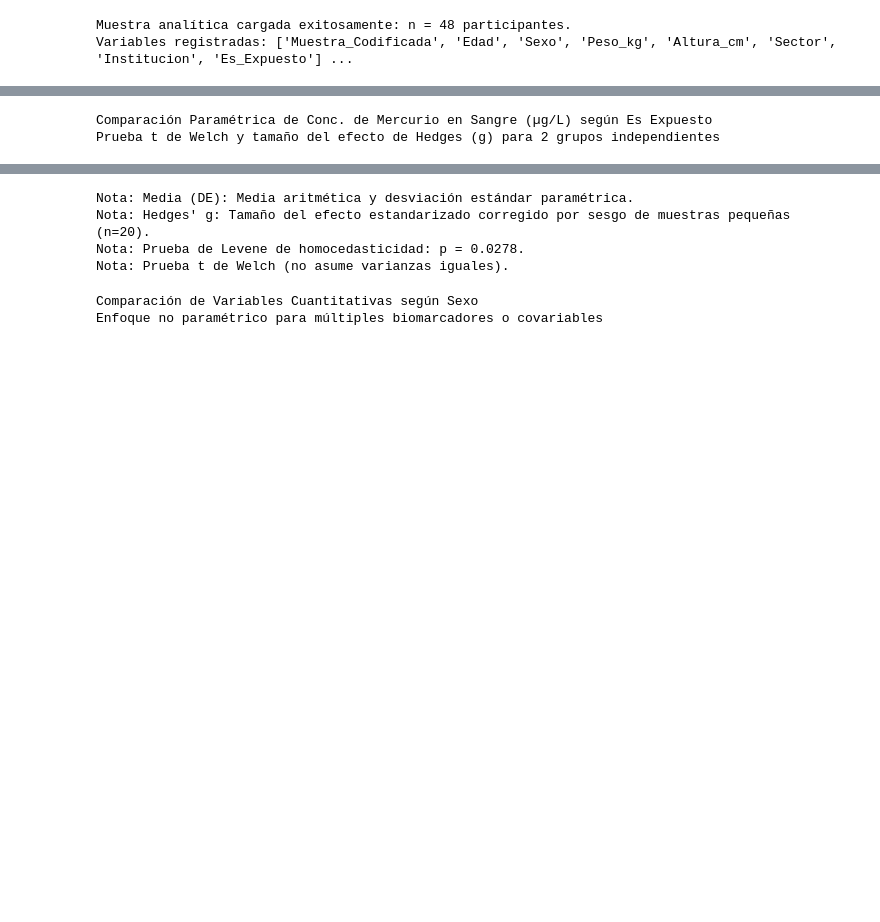
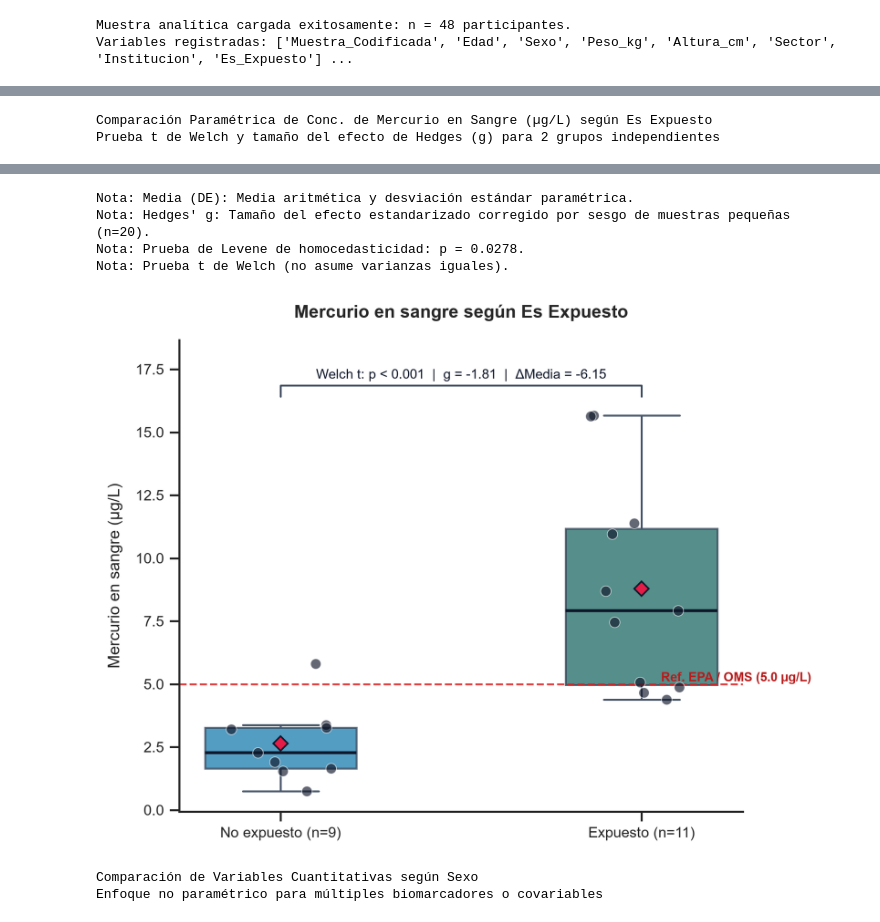
Before and after one commit to estralvarez/HeavyStats, a Jupyter notebook: notebooks/bivariante/01_bivariate_analysis.ipynb, the cells around one changed output, grey strips where cells are left out. Saved outputs shown, nothing was run; the diff lists cells and outputs as text; code cells hidden in the pictures; blank space fills up the shorter version.

```diff
--- a/notebooks/bivariante/01_bivariate_analysis.ipynb
+++ b/notebooks/bivariante/01_bivariate_analysis.ipynb
@@ -127,23 +88,32 @@ Nota: Mann-Whitney U: Prueba no paramétrica de suma de rangos de Wilcoxon-Mann-
 # %%
 # 3.2 Comparación de Mercurio según Condición de Exposición (2 Grupos)
-# Modo Paramétrico (t de Welch y Hedges' g)
+# Modo Paramétrico (t de Welch y Hedges g)
 report_group_p = bt.compare_groups(
     quantitative="Mercurio_ug_L",
     group="Es_Expuesto",
     method="parametric"
 )
 display(report_group_p)
+
+# Gráfico paramétrico con medias, barras de error IC 95%, bracket de Welch t y Hedges g
+fig_grp_p, ax_grp_p = bp.compare_groups(
+    quantitative="Mercurio_ug_L",
+    group="Es_Expuesto",
+    method="parametric"
+)
+plt.show()
 # %% [output]
 Comparación Paramétrica de Conc. de Mercurio en Sangre (µg/L) según Es Expuesto
 Prueba t de Welch y tamaño del efecto de Hedges (g) para 2 grupos independientes
 | Factor: Es Expuesto |  | Parámetros de Conc. de Mercurio e... |  | Tamaño del Efecto e Inferencia Pa... |  |  | ... |
 | Categoría | n | Media (DE) | Mín - Máx | Dif. Medias [IC 95%] | Hedges' g | t de Welch | ... |
 | SI | 11 | 8.79 (4.17) | 4.39 - 15.67 | 6.15 [3.23, 9.07] | +1.81 | 4.55 | ... |
 | NO | 9 | 2.64 (1.49) | 0.74 - 5.80 | — | — | — | ... |
 Nota: Media (DE): Media aritmética y desviación estándar paramétrica.
 Nota: Hedges' g: Tamaño del efecto estandarizado corregido por sesgo de muestras pequeñas (n=20).
 Nota: Prueba de Levene de homocedasticidad: p = 0.0278.
 Nota: Prueba t de Welch (no asume varianzas iguales).
+[figure, added]
 # %%
 # 3.3 Comparación de Múltiples Variables Cuantitativas según Sexo
 # Batería consolidada para biomarcadores y covariables continuas
```
Also changed, not shown: parts of 15 cells of this notebook, 26 other files.
